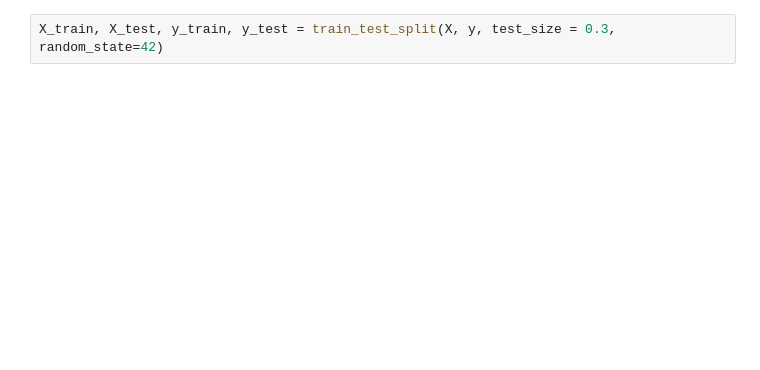
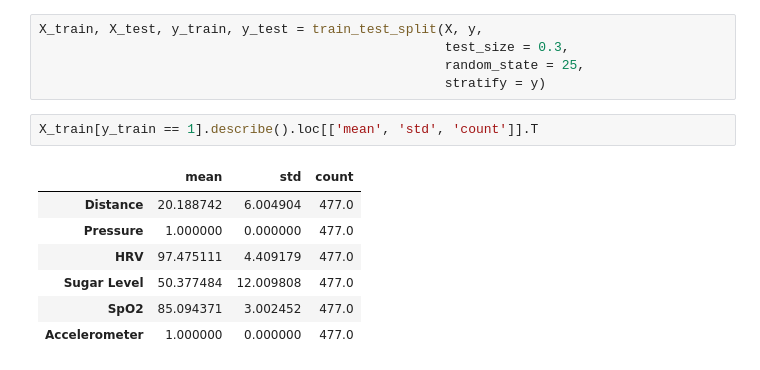
Before and after one commit to gadavidd/SIoT, a Jupyter notebook: TinyML XGBoost.ipynb, the cells around one changed output. Cells and saved outputs as stored; diff of their text form; blank space fills up the shorter version.

```diff
--- a/TinyML XGBoost.ipynb
+++ b/TinyML XGBoost.ipynb
@@ -72,2 +60,15 @@ X[y == 2].describe()
 # %%
-X_train, X_test, y_train, y_test = train_test_split(X, y, test_size = 0.3, random_state=42)
+X_train, X_test, y_train, y_test = train_test_split(X, y,
+                                                    test_size = 0.3,
+                                                    random_state = 25,
+                                                    stratify = y)
+# %%
+X_train[y_train == 1].describe().loc[['mean', 'std', 'count']].T
+# %% [output]
+|  | mean | std | count |
+| Distance | 20.188742 | 6.004904 | 477.0 |
+| Pressure | 1.000000 | 0.000000 | 477.0 |
+| HRV | 97.475111 | 4.409179 | 477.0 |
+| Sugar Level | 50.377484 | 12.009808 | 477.0 |
+| SpO2 | 85.094371 | 3.002452 | 477.0 |
+| Accelerometer | 1.000000 | 0.000000 | 477.0 |
```
Also changed, not shown: parts of 14 cells of this notebook, 1 other file.
